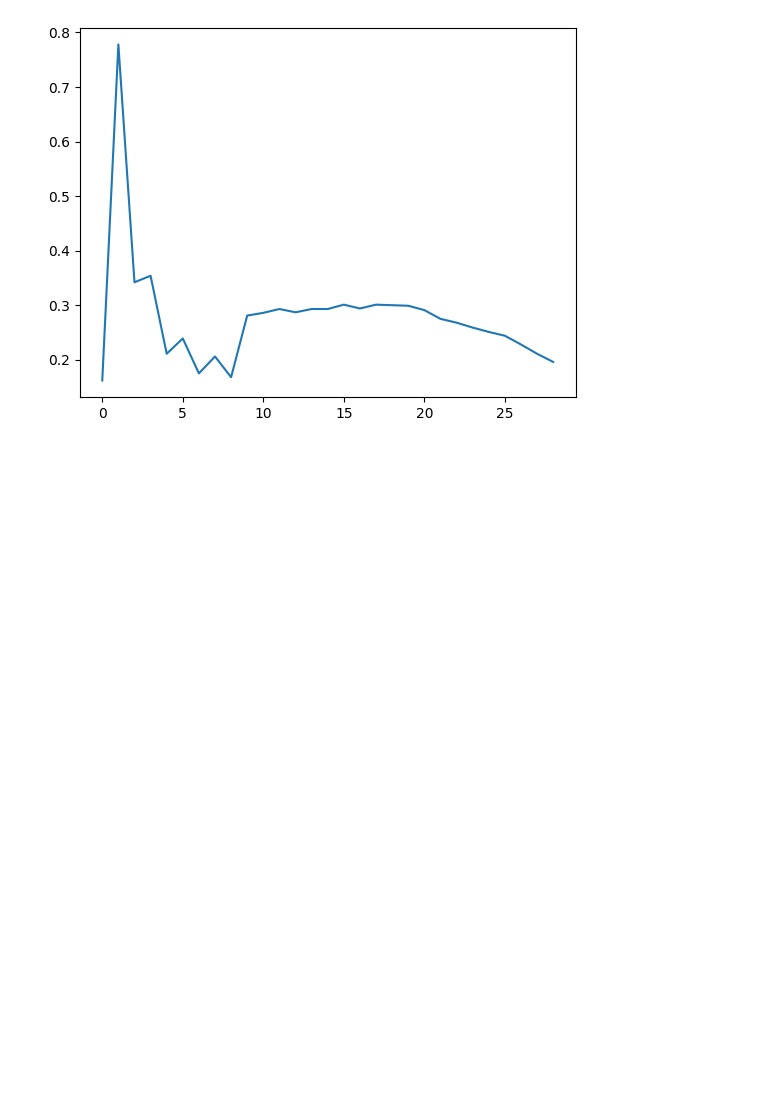
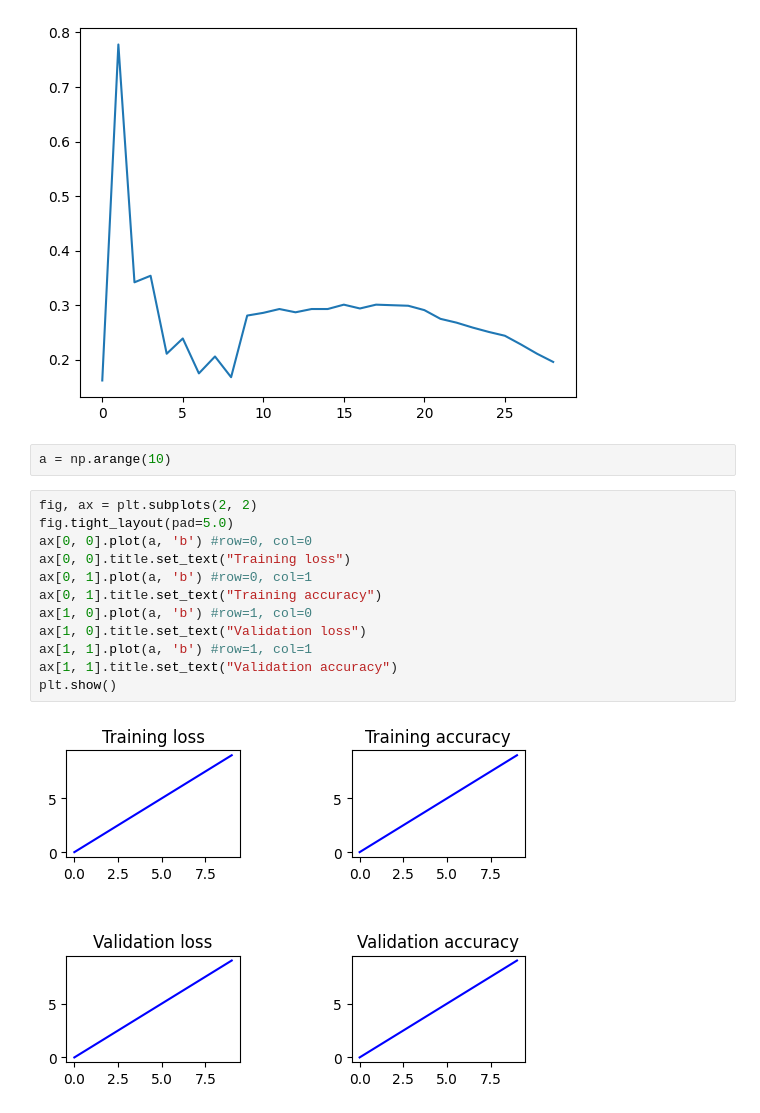
Before and after one commit to SizhuangHe/IterativeMethods, a Jupyter notebook: GCNexperiments/pygcn-master/pygcn/playground.ipynb, the cells around one changed output. Saved outputs shown, nothing was run; the diff lists cells and outputs as text; blank space fills up the shorter version.

```diff
--- a/GCNexperiments/pygcn-master/pygcn/playground.ipynb
+++ b/GCNexperiments/pygcn-master/pygcn/playground.ipynb
@@ -348,3 +348,19 @@ plt.plot(test_accuracies)
 # %% [output]
 [<matplotlib.lines.Line2D at 0x...>]
 [figure]
+# %%
+a = np.arange(10)
+# %%
+fig, ax = plt.subplots(2, 2)
+fig.tight_layout(pad=5.0)
+ax[0, 0].plot(a, 'b') #row=0, col=0
+ax[0, 0].title.set_text("Training loss")
+ax[0, 1].plot(a, 'b') #row=0, col=1
+ax[0, 1].title.set_text("Training accuracy")
+ax[1, 0].plot(a, 'b') #row=1, col=0
+ax[1, 0].title.set_text("Validation loss")
+ax[1, 1].plot(a, 'b') #row=1, col=1
+ax[1, 1].title.set_text("Validation accuracy")
+plt.show()
+# %% [output]
+[figure, added]
```
Also changed, not shown: 2 other files.
